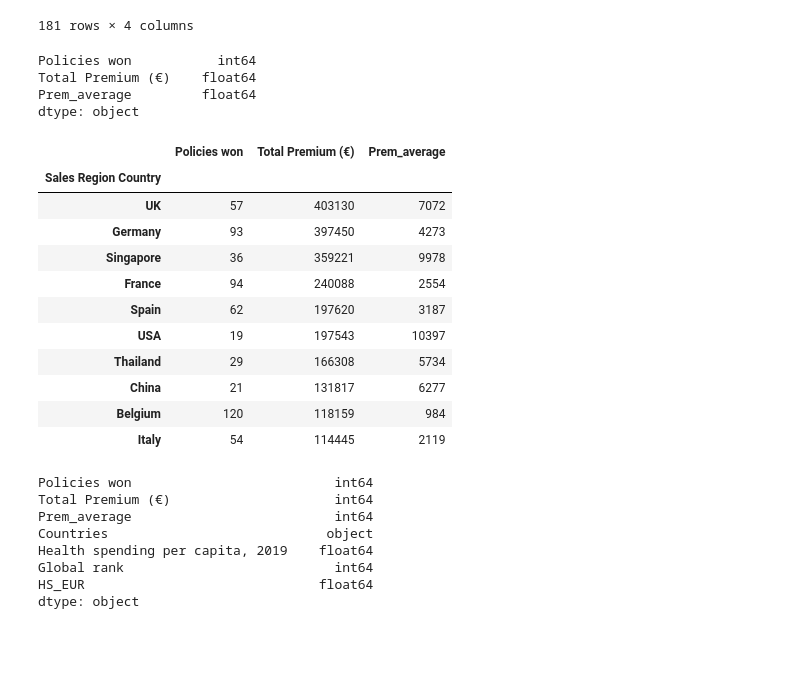
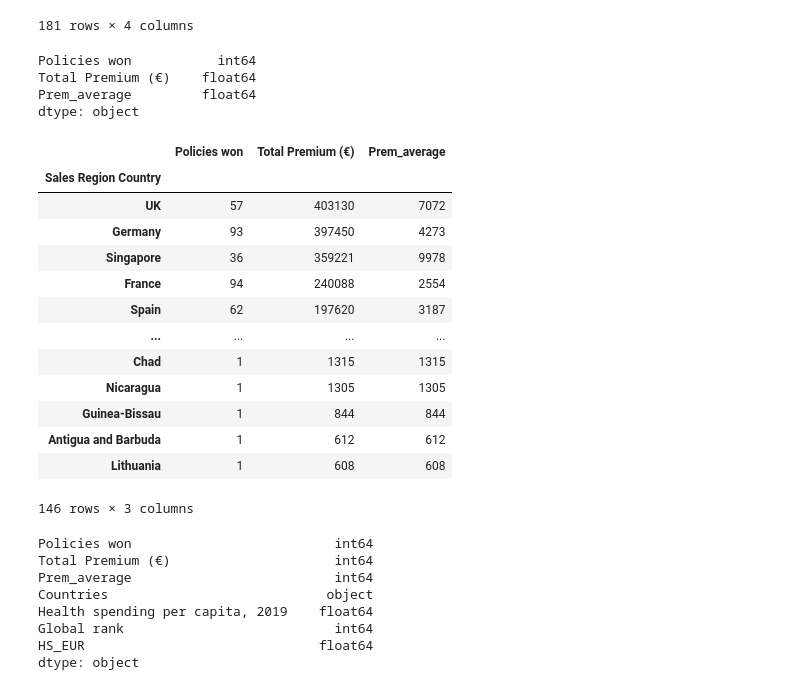
Before and after one commit to CibeleBlake/UCDPA_CibeleHaas, a Jupyter notebook: Cibele_Proj22.ipynb, the cells around one changed output. Saved outputs shown, nothing was run; the diff lists cells and outputs as text; code cells hidden in the pictures; blank space fills up the shorter version.

```diff
--- a/Cibele_Proj22.ipynb
+++ b/Cibele_Proj22.ipynb
@@ -31,33 +31,35 @@ HSpcap
 # %%
 #I'm importing a csv file contaning all data regarding individual policy sales performed between Jan and Sep 2022. For the purpose of this research all personal details such as names and date of birth have been removed prior to importing this file.
 
 fs22_sales = pd.read_csv('/Users/eoin/Downloads/IndividualSalesReport_2022.csv')
 fs22grouped = fs22_sales.groupby("Sales Region Country").sum()
 fs22sorted = fs22grouped.sort_values("Premium (converted)", ascending=False)
 fs22filtered = fs22sorted.drop(columns=["Premium"])
 fs22renamed = fs22filtered.rename(columns={'Won': 'Policies won', 'Premium (converted)': 'Total Premium (€)'})
 Aver_premium = fs22renamed['Total Premium (€)'] / fs22renamed['Policies won']
 fs22newcolumn = fs22renamed.assign(Prem_average=Aver_premium)
 display(fs22newcolumn.dtypes)
 fs22complete = fs22newcolumn.astype({"Total Premium (€)":'int', "Prem_average":'int'})
-fs22complete.head(10)
+fs22complete
 # %% [output]
 Policies won           int64
 Total Premium (€)    float64
 Prem_average         float64
 dtype: object
 |  | Policies won | Total Premium (€) | Prem_average |
 | Sales Region Country |  |  |  |
 | UK | 57 | 403130 | 7072 |
 | Germany | 93 | 397450 | 4273 |
 | Singapore | 36 | 359221 | 9978 |
 | France | 94 | 240088 | 2554 |
 | Spain | 62 | 197620 | 3187 |
-| USA | 19 | 197543 | 10397 |
-| Thailand | 29 | 166308 | 5734 |
-| China | 21 | 131817 | 6277 |
-| Belgium | 120 | 118159 | 984 |
-| Italy | 54 | 114445 | 2119 |
+| ... | ... | ... | ... |
+| Chad | 1 | 1315 | 1315 |
+| Nicaragua | 1 | 1305 | 1305 |
+| Guinea-Bissau | 1 | 844 | 844 |
+| Antigua and Barbuda | 1 | 612 | 612 |
+| Lithuania | 1 | 608 | 608 |
+146 rows × 3 columns
 # %%
 # I want to compare the average premium charged against the health spend per capita on the 10 top most expensive countries.
 
```
Also changed, not shown: parts of 6 cells of this notebook.
